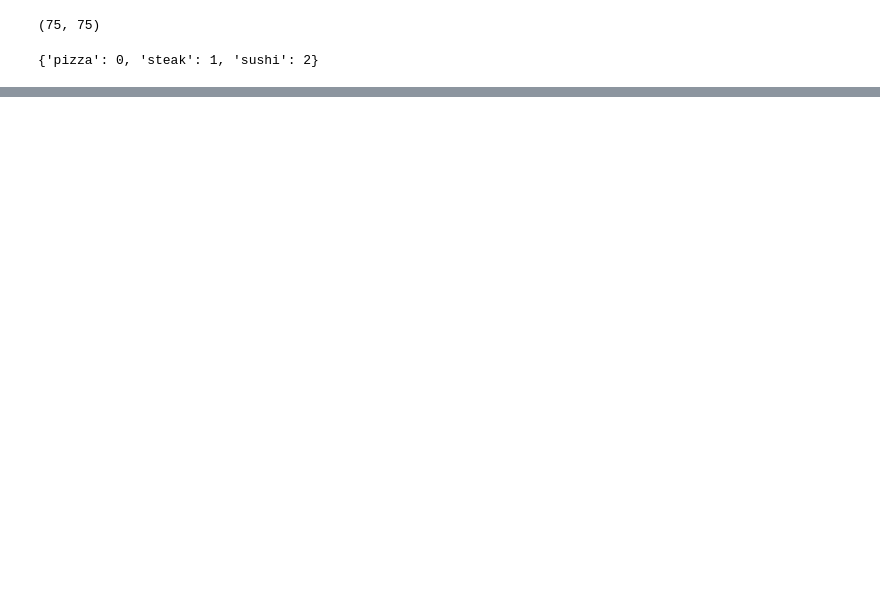
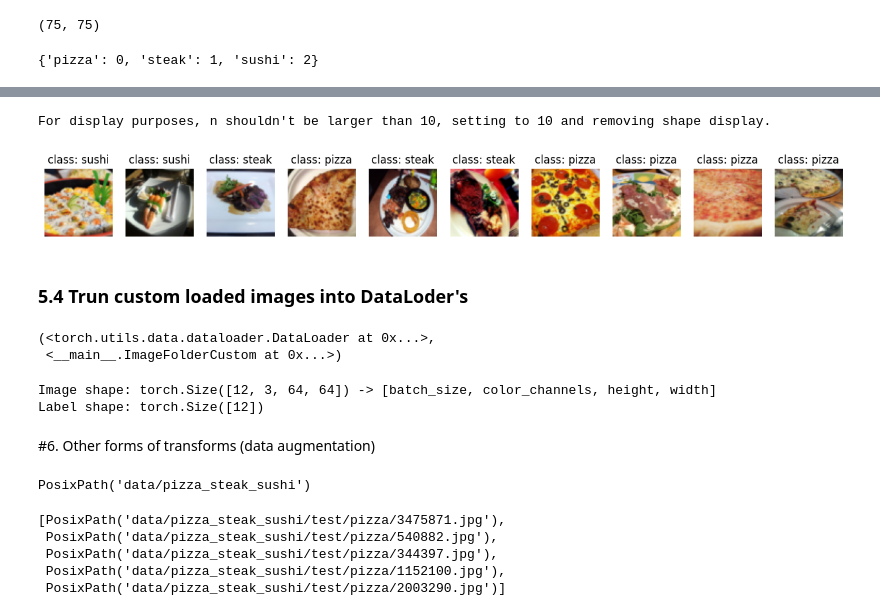
Before and after one commit to sachinthadilshann/pytorch_youtube_course_by_DanielBourke, a Jupyter notebook: 04_pytorch_custom_datasets.ipynb, the cells around one changed output, grey strips where cells are left out. Cells and saved outputs as stored; diff of their text form; code cells hidden in the pictures; blank space fills up the shorter version.

```diff
--- a/04_pytorch_custom_datasets.ipynb
+++ b/04_pytorch_custom_datasets.ipynb
@@ -346,10 +346,10 @@ train_data.classes,train_data.class_to_idx
 # %%
 #setup parth for target dir
 
-target_dir = train_dir
-print(f"Target directory: {target_dir}")
+targ_dir = train_dir
+print(f"Target directory: {targ_dir}")
 
-class_names_found = sorted([entry.name for entry in list(os.scandir(target_dir))])
+class_names_found = sorted([entry.name for entry in list(os.scandir(targ_dir))])
 
 class_names_found
 # %% [output]
@@ -378,6 +379,7 @@ find_classes(target_dir)
 # %% [markdown]
 ### 5.2 Create a Custom 'Dataset' to replicate 'ImageFolder'
 # %%
+
 from torch.utils.data import Dataset
 
 class ImageFolderCustom(Dataset):
@@ -386,7 +388,7 @@ class ImageFolderCustom(Dataset):
                target_dir:str,
                transforms=None) -> None:
 
-    self.paths = list(pathlib.Path(target_dir).glob("*/*.jpg"))
+    self.paths = list(pathlib.Path(targ_dir).glob("*/*.jpg"))
 
     self.transforms = transforms
 
@@ -405,8 +407,8 @@ class ImageFolderCustom(Dataset):
     class_names = self.paths[index].parent.name
     class_idx = self.class_to_idx[class_names]
 
-    if self.transform:
-      return self.transform(img),class_to_idx
+    if self.transforms:
+      return self.transforms(img),class_idx
     else:
       return img,class_idx
 # %%
@@ -432,21 +434,22 @@ img,lable
  0)
 # %%
+
 #create transform
 
-train_transform = transforms.Compose([transforms.Resize(size=(64,64)),
+train_transforms = transforms.Compose([transforms.Resize(size=(64,64)),
                                      transforms.RandomHorizontalFlip(p=0.5),
                                      transforms.ToTensor()])
 
-test_transform = transforms.Compose([transforms.Resize(size=(64,64)),
+test_transforms = transforms.Compose([transforms.Resize(size=(64,64)),
                                      transforms.ToTensor()])
 # %%
 #test out ImageFolderCustom
 
+
 train_data_custom = ImageFolderCustom(target_dir=train_dir,
-                                    transforms=train_transform)
-
+                                      transforms=train_transforms)
 test_data_custom = ImageFolderCustom(target_dir=test_dir,
-                                    transforms=test_transform)
+                                     transforms=test_transforms)
 # %%
 train_data_custom,test_data_custom
 # %% [output]
@@ -474,0 +527,13 @@ True
+# %%
+#Display random images from the ImageFolderCustom Dataset
+
+
+display_random_images(train_data_custom,
+                      n=20,
+                      classes=class_names,
+                      seed=None)
+# %% [output]
+For display purposes, n shouldn't be larger than 10, setting to 10 and removing shape display.
+[figure, added]
+# %% [markdown]
+### 5.4 Trun custom loaded images into DataLoder's
@@ -474,0 +555,16 @@ True
+# %%
+train_dataloader_custom,test_data_custom
+# %% [output]
+(<torch.utils.data.dataloader.DataLoader at 0x...>,
+ <__main__.ImageFolderCustom at 0x...>)
+# %%
+img_custom, label_custom = next(iter(train_dataloader_custom))
+
+
+print(f"Image shape: {img_custom.shape} -> [batch_size, color_channels, height, width]")
+print(f"Label shape: {label_custom.shape}")
+# %% [output]
+Image shape: torch.Size([12, 3, 64, 64]) -> [batch_size, color_channels, height, width]
+Label shape: torch.Size([12])
+# %% [markdown]
+#6. Other forms of transforms (data augmentation)
@@ -474,0 +583,13 @@ True
+# %%
+image_path
+# %% [output]
+PosixPath('data/pizza_steak_sushi')
+# %%
+image_path_list = list(image_path.glob("*/*/*.jpg"))
+image_path_list[:5]
+# %% [output]
+[PosixPath('data/pizza_steak_sushi/test/pizza/3475871.jpg'),
+ PosixPath('data/pizza_steak_sushi/test/pizza/540882.jpg'),
+ PosixPath('data/pizza_steak_sushi/test/pizza/344397.jpg'),
+ PosixPath('data/pizza_steak_sushi/test/pizza/1152100.jpg'),
+ PosixPath('data/pizza_steak_sushi/test/pizza/2003290.jpg')]
```
Also changed, not shown: parts of 17 cells of this notebook.
